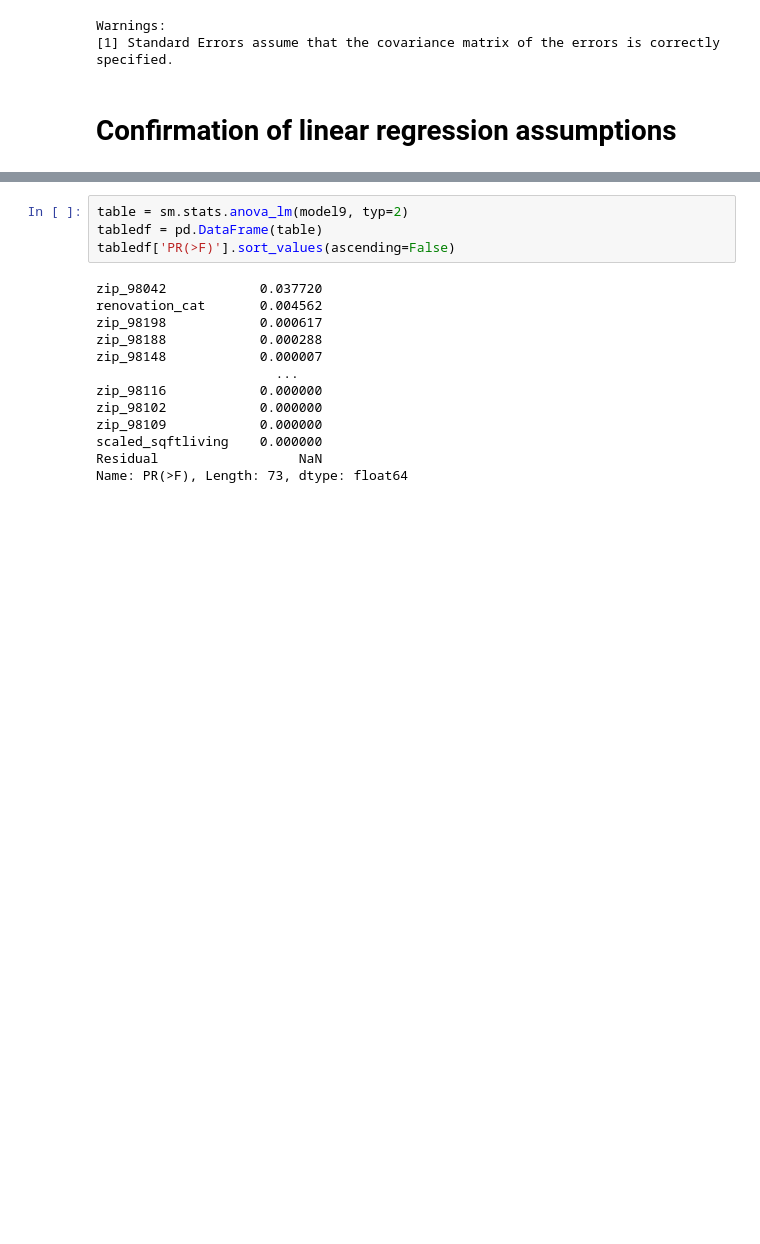
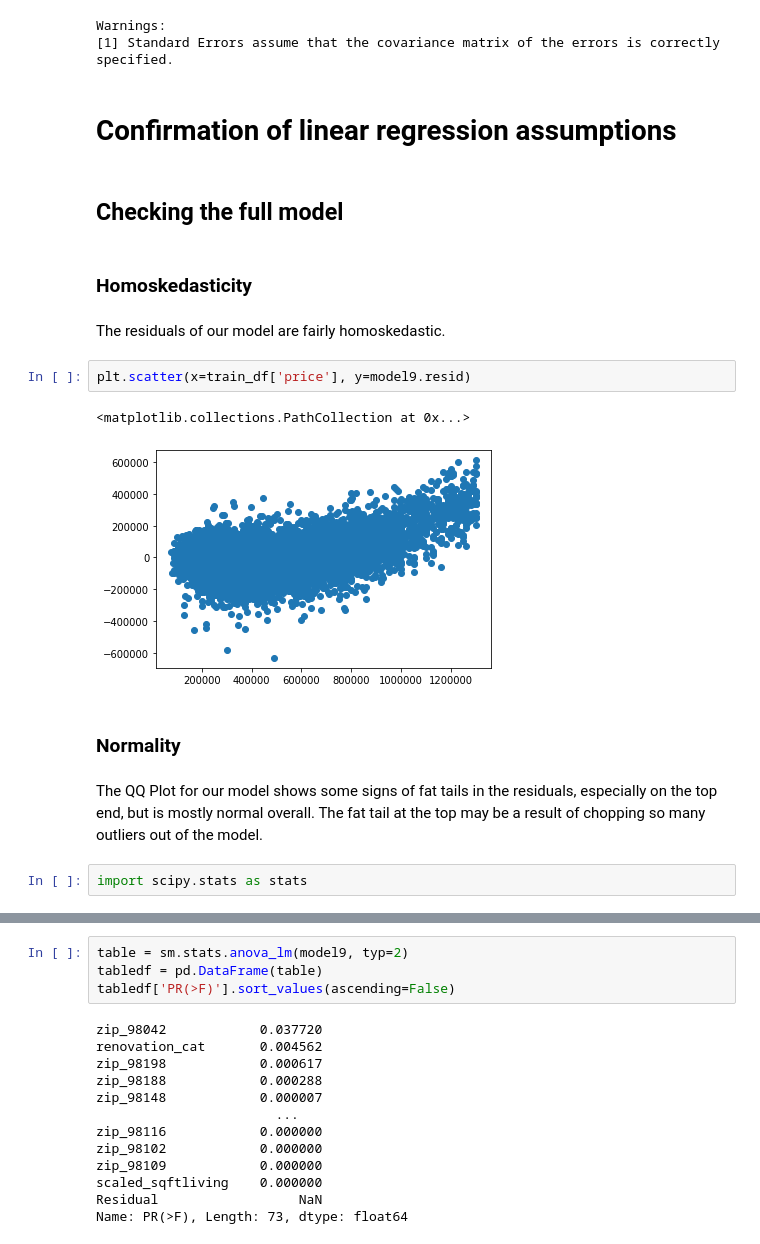
Before and after one commit to kevinsgiroux/dsc-mod-2-project-v2-1-onl01-dtsc-ft-070620, a Jupyter notebook: student.ipynb, the cells around one changed output, grey strips where cells are left out. Cells and saved outputs as stored; diff of their text form; blank space fills up the shorter version.

```diff
--- a/student.ipynb
+++ b/student.ipynb
@@ -1309,3 +1308,20 @@ Warnings:
 [1] Standard Errors assume that the covariance matrix of the errors is correctly specified.
 # %% [markdown]
 # Confirmation of linear regression assumptions
+# %% [markdown]
+## Checking the full model
+# %% [markdown]
+### Homoskedasticity
+# %% [markdown]
+The residuals of our model are fairly homoskedastic.
+# %%
+plt.scatter(x=train_df['price'], y=model9.resid)
+# %% [output]
+<matplotlib.collections.PathCollection at 0x...>
+[figure, added]
+# %% [markdown]
+### Normality
+# %% [markdown]
+The QQ Plot for our model shows some signs of fat tails in the residuals, especially on the top end, but is mostly normal overall.  The fat tail at the top may be a result of chopping so many outliers out of the model.
+# %%
+import scipy.stats as stats
```
Also changed, not shown: parts of 54 cells of this notebook, 38 other files.
